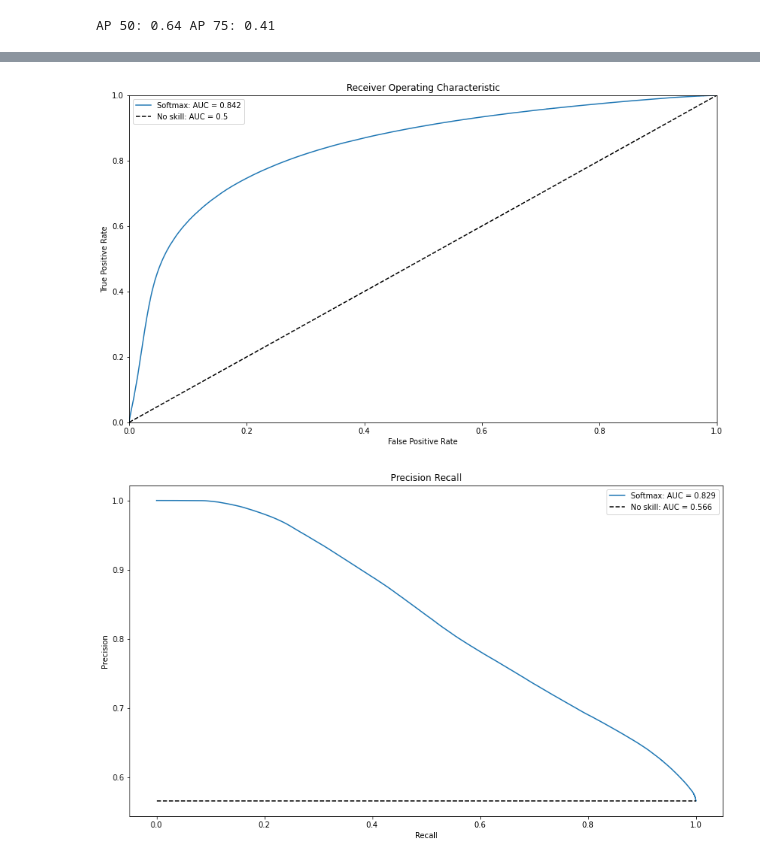
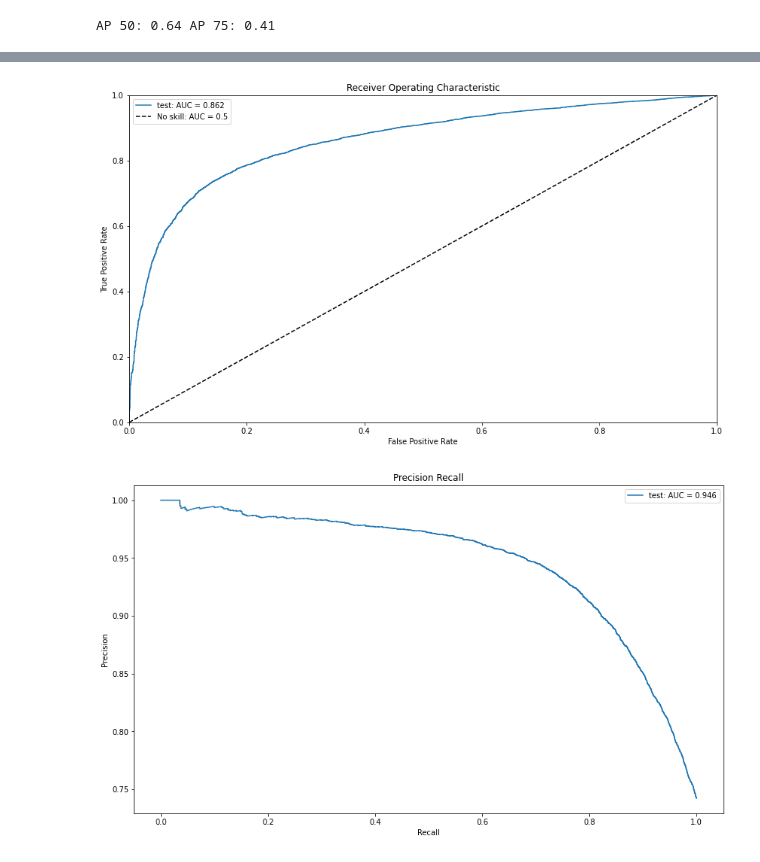
Before and after one commit to vlasakjiri/uncertainty-estimations, a Jupyter notebook: detection.ipynb, the cells around one changed output, grey strips where cells are left out. Saved outputs shown, nothing was run; the diff lists cells and outputs as text; code cells hidden in the pictures.

Commit message:
Added ROC and PR curves

```diff
--- a/detection.ipynb
+++ b/detection.ipynb
@@ -352,2 +348,2 @@ len(preds) + len(gt), len(TP)*2 + len(FP) + len(FN)
 # %%
-TP, FP, FN = correct_boxes(preds, gt, len(VOC_CLASSES))
+TP, FP, FN = correct_boxes(pred_boxes, true_boxes, len(VOC_CLASSES))
@@ -449,47 +350,13 @@ NameError: name 'labels' is not defined
+# %%
+correct = [1]*len(TP) + [0]*len(FP)
+probs = [box[2]  for box in TP+FP]
+curves =[utils.metrics.compute_model_stats(correct, probs, "test")]
 # %%
-curves = []
-
-correct = progress.predictions.ravel() == progress.labels.ravel()
-fpr, tpr, _ = metrics.roc_curve(correct, progress.max_probs)
-roc_auc = metrics.auc(fpr, tpr)
-
-prec, recall, _ = metrics.precision_recall_curve(correct, progress.max_probs)
-aupr = metrics.auc(recall, prec)
-curves.append({
-    "fpr": fpr,
-    "tpr": tpr,
-    "auroc": roc_auc,
-    "prec": prec,
-    "recall": recall,
-    "aupr": aupr,
-    "label": "Softmax"
-})
-
-# correct = progress.dropout_predictions == progress.labels
-# dropout_max_probs = progress.dropout_outputs.max(axis=-1)
-# fpr, tpr, _ = metrics.roc_curve(correct, dropout_max_probs)
-# roc_auc = metrics.auc(fpr, tpr)
-
-# prec, recall, _ = metrics.precision_recall_curve(correct, dropout_max_probs)
-# aupr = metrics.auc(recall, prec)
-
-# curves.append({
-#     "fpr": fpr,
-#     "tpr": tpr,
-#     "auroc": roc_auc,
-#     "prec": prec,
-#     "recall": recall,
-#     "aupr": aupr,
-#     "label": "MC Dropout"
-# })
-
-
-plt.figure(figsize=(14, 8))
+plt.figure(figsize=(14,8))
 plt.title('Receiver Operating Characteristic')
 for curve in curves:
-    plt.plot(curve["fpr"], curve["tpr"],
-             label=f"{curve['label']}: AUC = {curve['auroc']:.3f}")
-plt.plot([0, 1], [0, 1], 'k--', label=f"No skill: AUC = 0.5")
+    plt.plot(curve["fpr"], curve["tpr"], label = f"{curve['label']}: AUC = {curve['auroc']:.3f}" )
+plt.plot([0, 1], [0, 1],'k--', label=f"No skill: AUC = 0.5")
 plt.xlim([0, 1])
 plt.ylim([0, 1])
 plt.legend()
@@ -498,23 +365,19 @@ plt.ylabel('True Positive Rate')
 plt.xlabel('False Positive Rate')
 plt.show()
 # %% [output]
-[figure, old version]
+[figure, new version]
 # %%
-no_skill = correct.sum() / len(correct)
-plt.figure(figsize=(14, 8))
+plt.figure(figsize=(14,8))
 plt.title('Precision Recall')
 for curve in curves:
-    plt.plot(curve["recall"], curve["prec"],
-             label=f"{curve['label']}: AUC = {curve['aupr']:.3f}")
+    plt.plot(curve["recall"], curve["prec"], label=f"{curve['label']}: AUC = {curve['aupr']:.3f}")
 # axis labels
-plt.plot([0, 1], [no_skill, no_skill], color="k",
-         linestyle='--', label=f'No skill: AUC = {no_skill:.3f}')
 
 plt.xlabel('Recall')
 plt.ylabel('Precision')
 # show the legend
 plt.legend()
 # show the plot
 plt.show()
 # %% [output]
-[figure, old version]
+[figure, new version]
```
Also changed, not shown: parts of 12 cells of this notebook.
